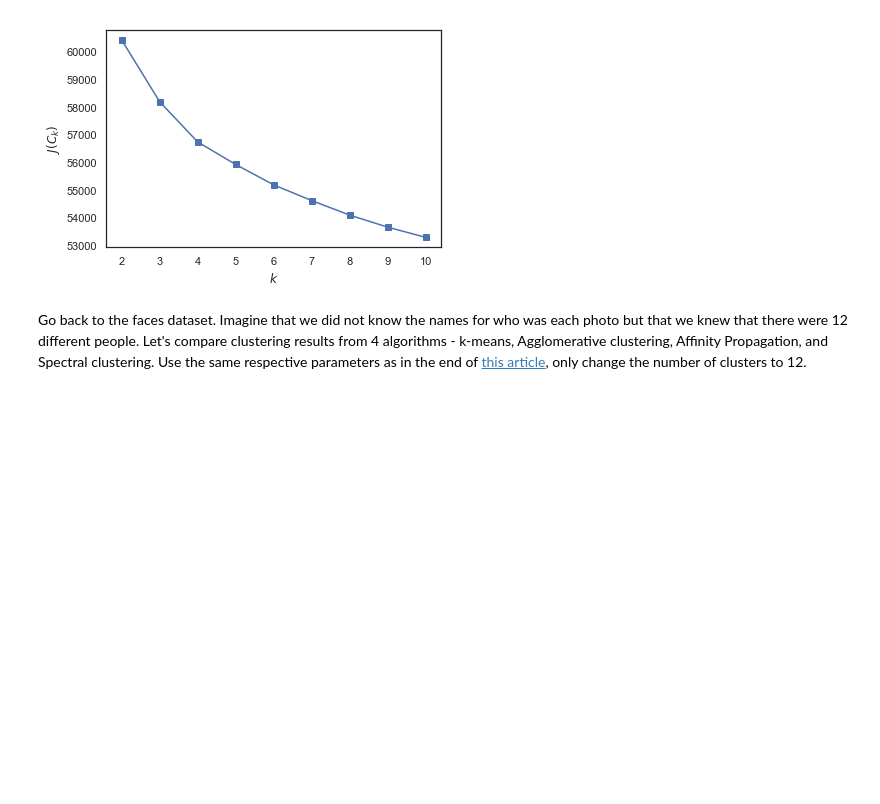
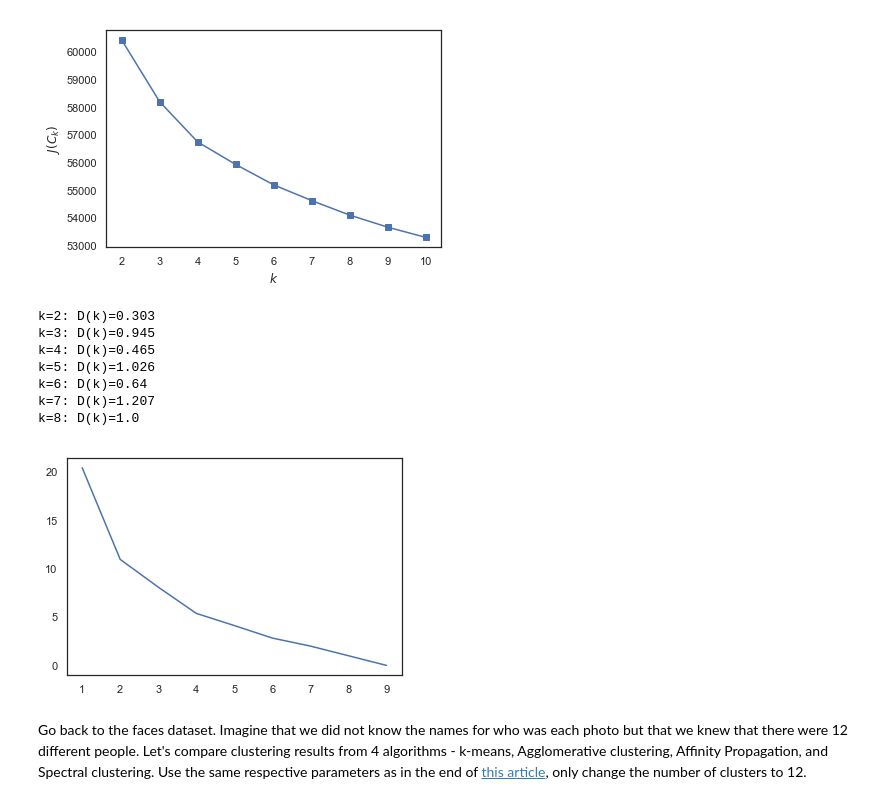
Before and after one commit to yy-nm/mard_learning_mlcourse.ai, a Jupyter notebook: assignment_7/assignment7_pca_clustering.ipynb, the cells around one changed output. Cells and saved outputs as stored; diff of their text form; code cells hidden in the pictures; blank space fills up the shorter version.

```diff
--- a/assignment_7/assignment7_pca_clustering.ipynb
+++ b/assignment_7/assignment7_pca_clustering.ipynb
@@ -350,6 +384,28 @@ plt.xlabel('$k$')
 plt.ylabel('$J(C_k)$');
 # %% [output]
 [figure]
+# %%
+# Answer
+func = []
+for k in range(1, 10):
+    kmeans = KMeans(n_clusters=k, random_state=1).fit(X)
+    func.append(np.sqrt(kmeans.inertia_))
+
+
+scores=[]
+for i in range(1,8):
+    scores.append((func[i]-func[i+1]) / (func[i-1]-func[i]))
+    print("k={}: D(k)={}".format(i + 1 , round(scores[i-1], 3)))
+plt.plot(range(1, 10), func);
+# %% [output]
+k=2: D(k)=0.303
+k=3: D(k)=0.945
+k=4: D(k)=0.465
+k=5: D(k)=1.026
+k=6: D(k)=0.64
+k=7: D(k)=1.207
+k=8: D(k)=1.0
+[figure, added]
 # %% [markdown]
 Go back to the faces dataset. Imagine that we did not know the names for who was each photo but that we knew that there were 12 different people. Let's compare clustering results from 4 algorithms - k-means, Agglomerative clustering, Affinity Propagation, and Spectral clustering. Use the same respective parameters as in the end of [this article](https://medium.com/@libfun/db7879568417), only change the number of clusters to 12.
 # %%
```
Also changed, not shown: parts of 16 cells of this notebook, 1 other file.
